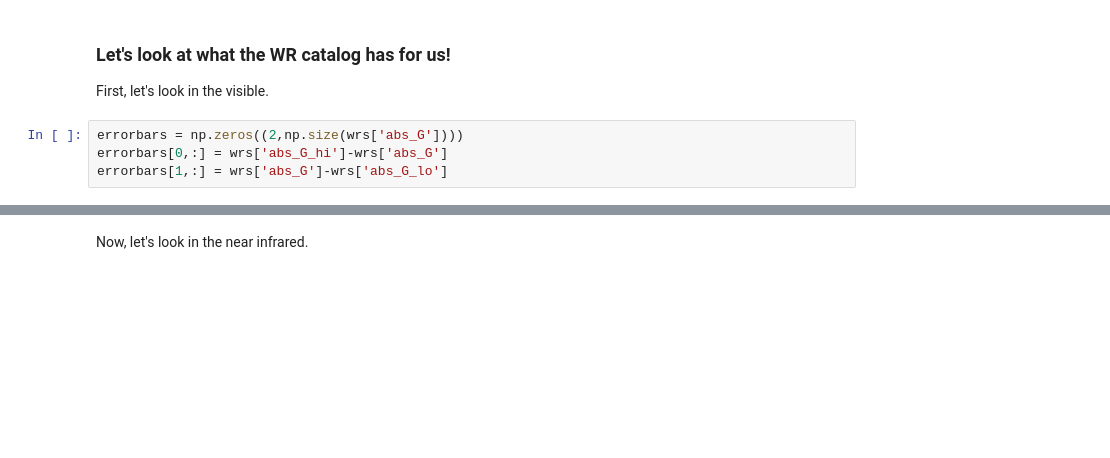
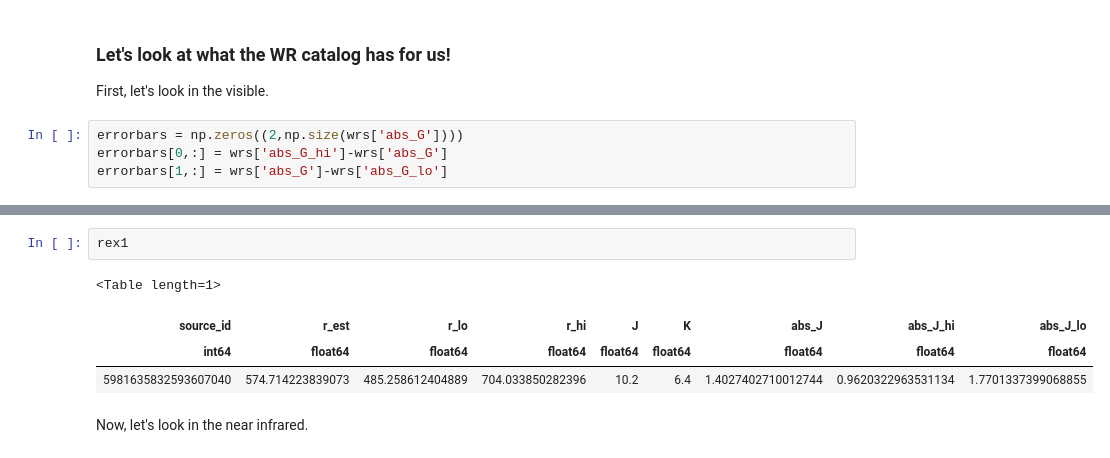
Before and after one commit to benjaminpope/delphi, a Jupyter notebook: notebooks/wolfrayets.ipynb, the cells around one changed output, grey strips where cells are left out. Drawn from its saved outputs; the diff is of its cells as text; blank space fills up the shorter version.

```diff
--- a/notebooks/wolfrayets.ipynb
+++ b/notebooks/wolfrayets.ipynb
@@ -93,3 +125,10 @@ plt.savefig('gaia_wr_cmd.png')
+# %%
+rex1
+# %% [output]
+<Table length=1>
+| source_id | r_est | r_lo | r_hi | J | K | abs_J | abs_J_hi | abs_J_lo |
+| int64 | float64 | float64 | float64 | float64 | float64 | float64 | float64 | float64 |
+| 5981635832593607040 | 574.714223839073 | 485.258612404889 | 704.033850282396 | 10.2 | 6.4 | 1.4027402710012744 | 0.9620322963531134 | 1.7701337399068855 |
 # %% [markdown]
 Now, let's look in the near infrared.
 # %%
```
Also changed, not shown: parts of 13 cells of this notebook.
